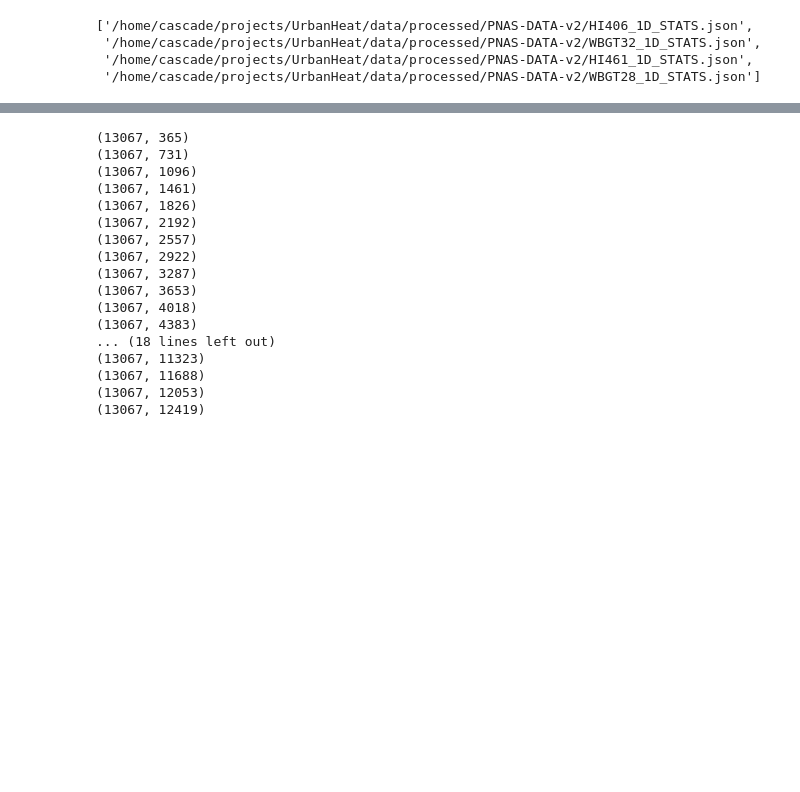
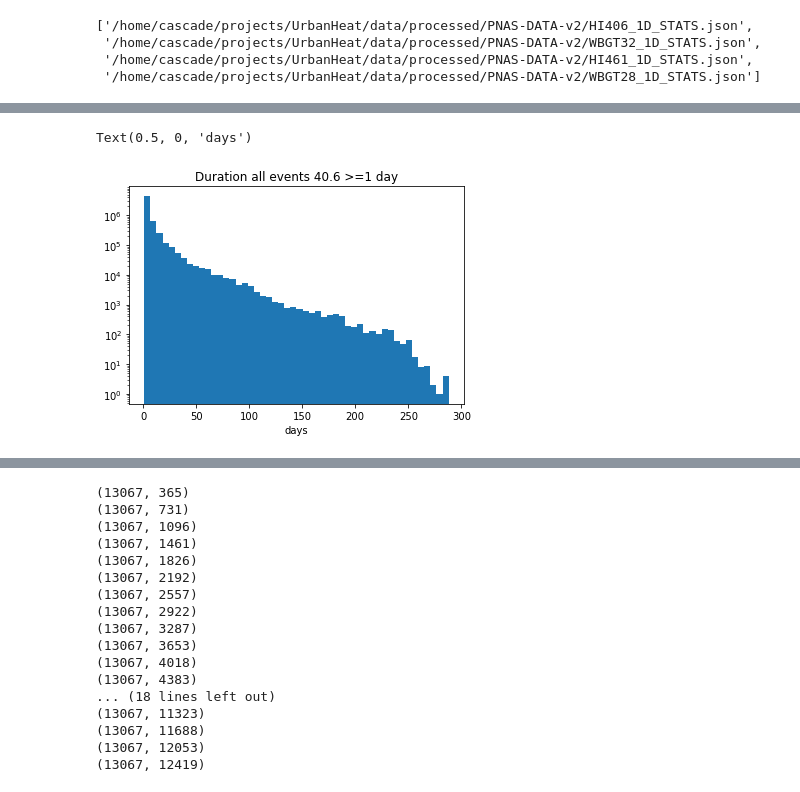
Before and after one commit to ecohydro/GlobalUrbanHeat, a Jupyter notebook: src/cpt_Stats_parallel.ipynb, the cells around one changed output, grey strips where cells are left out. Cells and saved outputs as stored; diff of their text form; code cells hidden in the pictures; blank space fills up the shorter version.

```diff
--- a/src/cpt_Stats_parallel.ipynb
+++ b/src/cpt_Stats_parallel.ipynb
@@ -39,0 +55,8 @@ for df in dfs: print(len(df))
+# %%
+plt.hist(dfs[0]['duration'], bins = 50);
+plt.yscale('log')
+plt.title('Duration all events 40.6 >=1 day')
+plt.xlabel('days')
+# %% [output]
+Text(0.5, 0, 'days')
+[figure, added]
```
Also changed, not shown: parts of 8 cells of this notebook, 1 other file.
